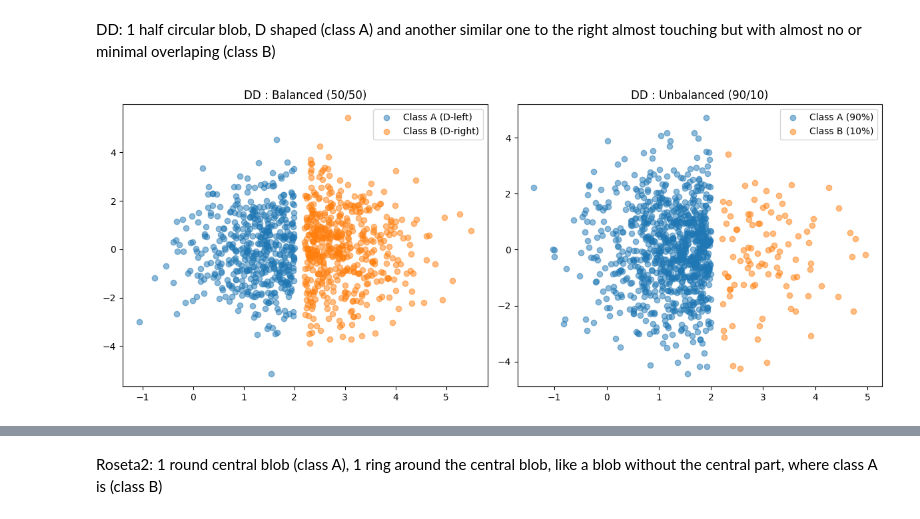
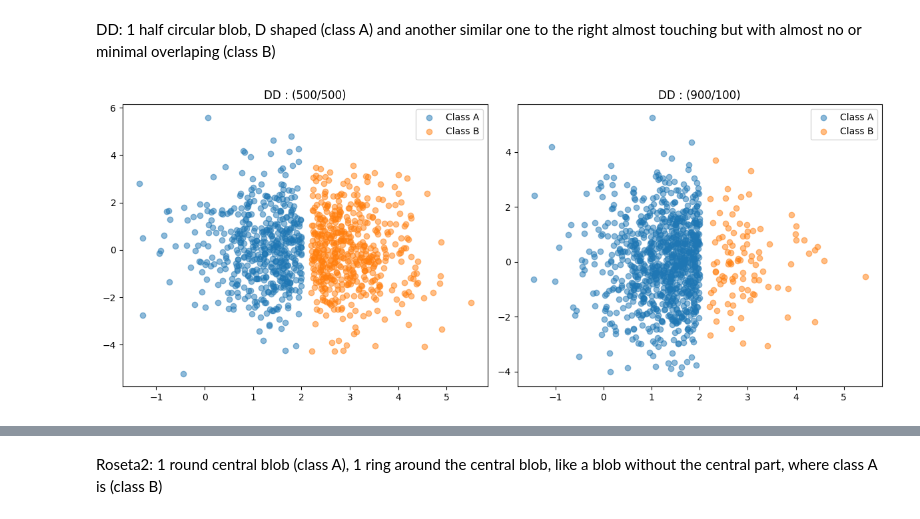
Before and after one commit to Mathis1311/Machine-Learning-project, a Jupyter notebook: project.ipynb, the cells around one changed output, grey strips where cells are left out. Drawn from its saved outputs; the diff is of its cells as text; code cells hidden in the pictures.

```diff
--- a/project.ipynb
+++ b/project.ipynb
@@ -96,50 +96,53 @@ def generate_d_shape(n_samples, center_x=0, center_y=0, direction='left'):
 
     while len(d_points) < n_samples:
         needed = n_samples - len(d_points)
         batch_size = int(needed * 2)
 
         points = np.random.normal(loc=[center_x, center_y],
                                   scale=[1.0, 1.5],
                                   size=(batch_size, 2))
 
         if direction == 'left':
             filtered = points[points[:, 0] <= center_x]
         else:
             filtered = points[points[:, 0] >= center_x]
 
         d_points = np.vstack([d_points, filtered])
 
     return d_points[:n_samples]
 
-# balanced
-class_a_bal = generate_d_shape(500, center_x=2, direction='left')
-class_b_bal = generate_d_shape(500, center_x=2.2, direction='right') # Petit écart pour presque toucher
 
-X_DD_balanced = np.vstack([class_a_bal, class_b_bal])
-y_DD_balanced = np.hstack([np.zeros(500), np.ones(500)])
+def DD(n_sample, show):
+    bal1,bal2 = n_sample[0], n_sample[1]
+    class_a_bal = generate_d_shape(bal1, center_x=2, direction='left')
+    class_b_bal = generate_d_shape(bal2, center_x=2.2, direction='right')
+    X_DD = np.vstack([class_a_bal, class_b_bal])
+    y_DD = np.hstack([np.zeros(bal1), np.ones(bal2)])
+    if show=="ex" :
+        plt.scatter(X_DD[y_DD==0, 0], X_DD[y_DD==0, 1], alpha=0.5, label='Class A')
+        plt.scatter(X_DD[y_DD==1, 0], X_DD[y_DD==1, 1], alpha=0.5, label='Class B')
+        plt.title(f'DD : ({bal1}/{bal2})')
+        plt.legend()
+    if show=="show":
+        plt.scatter(X_DD[y_DD==0, 0], X_DD[y_DD==0, 1], alpha=0.5, label='Class A')
+        plt.scatter(X_DD[y_DD==1, 0], X_DD[y_DD==1, 1], alpha=0.5, label='Class B')
+        plt.title(f'DD : ({bal1}/{bal2})')
+        plt.legend()
+        plt.show()
+    return(X_DD,y_DD)
 
-# Unbalanced
-class_a_unbal = generate_d_shape(900, center_x=2, direction='left')
-class_b_unbal = generate_d_shape(100, center_x=2.2, direction='right')
-
-X_DD_unbalanced = np.vstack([class_a_unbal, class_b_unbal])
-y_DD_unbalanced = np.hstack([np.zeros(900), np.ones(100)])
 
 plt.figure(figsize=(12, 5))
 
 plt.subplot(1, 2, 1)
-plt.scatter(X_DD_balanced[y_DD_balanced==0, 0], X_DD_balanced[y_DD_balanced==0, 1], alpha=0.5, label='Class A (D-left)')
-plt.scatter(X_DD_balanced[y_DD_balanced==1, 0], X_DD_balanced[y_DD_balanced==1, 1], alpha=0.5, label='Class B (D-right)')
-plt.title('DD : Balanced (50/50)')
-plt.legend()
+# balanced
+X_DD_balanced, y_DD_balanced= DD([500,500], "ex")
 
 plt.subplot(1, 2, 2)
-plt.scatter(X_DD_unbalanced[y_DD_unbalanced==0, 0], X_DD_unbalanced[y_DD_unbalanced==0, 1], alpha=0.5, label='Class A (90%)')
-plt.scatter(X_DD_unbalanced[y_DD_unbalanced==1, 0], X_DD_unbalanced[y_DD_unbalanced==1, 1], alpha=0.5, label='Class B (10%)')
-plt.title('DD : Unbalanced (90/10)')
-plt.legend()
+# Unbalanced
+X_DD_unbalanced, y_DD_unbalanced= DD([900,100], "ex")
 
 plt.tight_layout()
 plt.show()
 # %% [output]
-[figure, old version]
+[figure, new version]
```
Also changed, not shown: parts of 10 cells of this notebook.
